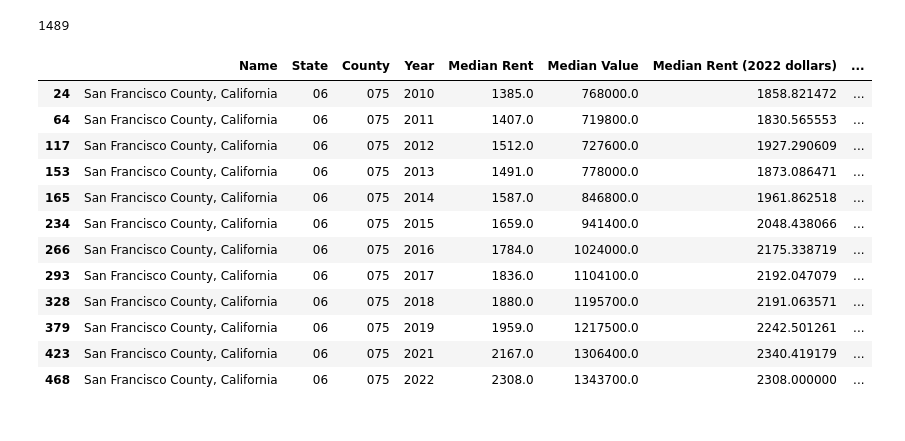
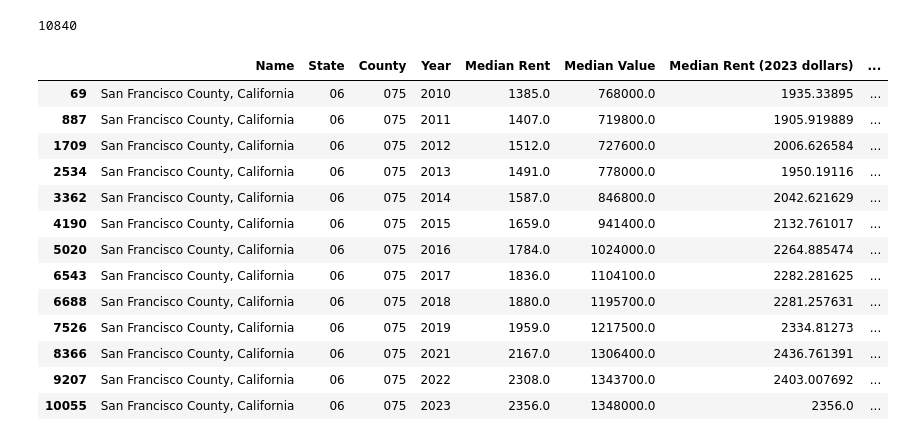
Before and after one commit to kylebarlow/housing_price_rent_ratio, a Jupyter notebook: housing_price_rent_ratio.ipynb, the cells around one changed output. Drawn from its saved outputs; the diff is of its cells as text; code cells hidden in the pictures.

Commit message:
2023 data and Plotly plots

```diff
--- a/housing_price_rent_ratio.ipynb
+++ b/housing_price_rent_ratio.ipynb
@@ -2,22 +2,25 @@
 import pathlib
 import time
 
-import pandas as pd
 import census
 import us
 import cpi
 import datetime
+import pandas as pd
 # cpi.update()  # on first run
+
+import plotly.express as px
+import plotly.subplots
+import plotly.graph_objects as go
 
 import matplotlib
 from matplotlib import pyplot as plt
 import seaborn as sns
 sns.set_style('whitegrid')
 
-%config InlineBackend.figure_format = 'svg'
-
 from tqdm.auto import tqdm
 
-api_key = pathlib.Path('api_key_secret.txt').read_text()
+api_key = pathlib.Path('api_key_secret.txt').read_text().strip()
+print('api_key: "' + api_key + '"')
 
 c = census.Census(api_key)
@@ -74,20 +98,0 @@ census_data.drop_duplicates('State')
-# %%
-plot_counties = [
-    'San Francisco County, California',
-    # 'Alameda County, California', 'Santa Clara County, California',
-    'San Diego County, California', 'Los Angeles County, California',
-    # 'Riverside County, California',
-    # 'Lake County, California', 'Sonoma County, California',
-    'Hennepin County, Minnesota',
-    'Bay County, Florida',
-    'Miami-Dade County, Florida',
-    'Wayne County, Michigan',
-]
-for stat_name in census_data['Statistic'].drop_duplicates():
-    fig, ax = plt.subplots(dpi=150)
-    sns.lineplot(data=census_data.loc[
-        census_data['Name'].isin(plot_counties) &
-        (census_data['Statistic'] == stat_name)
-    ], x='Year', y='Value', hue='Name')
-    ax.set_title(stat_name)
-    ax.legend(bbox_to_anchor=(1.04, 1), loc="upper left")
@@ -97,25 +99,32 @@ for stat_name in census_data['Statistic'].drop_duplicates():
 # %%
+# This cell is really slow and should be optimized now that we are using all state data
 census_wide = census_data[['Name', 'State', 'County', 'Year']].drop_duplicates()
 for stat_name in census_data['Statistic'].drop_duplicates():
     census_wide = census_wide.merge(census_data.loc[census_data['Statistic'] == stat_name].drop(columns=['Statistic', 'Stat ID']).rename(columns={'Value': stat_name}), on=['Name', 'State', 'County', 'Year'], how='left')
 for stat_name in census_data['Statistic'].drop_duplicates():
-    census_wide[stat_name+' ({} dollars)'.format(cpi.LATEST_YEAR)] = census_wide.apply(lambda x: cpi.inflate(x[stat_name], x['Year'], to=cpi.LATEST_YEAR), axis=1)
+    census_wide[stat_name+' ({} dollars)'.format(cpi.LATEST_YEAR)] = None
+    for year in census_wide['Year'].drop_duplicates():
+        # cpi is slow so we calculate the inflation factor once and then apply it to all rows for that year
+        inflation_factor = cpi.inflate(1, year, to=cpi.LATEST_YEAR)
+        census_wide.loc[census_wide['Year'] == year, stat_name+' ({} dollars)'.format(cpi.LATEST_YEAR)] = census_wide.loc[census_wide['Year'] == year, stat_name] * inflation_factor
+    assert not census_wide[stat_name+' ({} dollars)'.format(cpi.LATEST_YEAR)].isnull().any()
 census_wide['Price-to-Rent Ratio ({} dollars)'.format(cpi.LATEST_YEAR)] = census_wide['Median Value ({} dollars)'.format(cpi.LATEST_YEAR)] / (census_wide['Median Rent ({} dollars)'.format(cpi.LATEST_YEAR)] * 12.0)
 print(len(census_wide))
 census_wide.loc[census_wide['Name'] == 'San Francisco County, California'].sort_values('Year')
 # %% [output]
-1489
+10840
-|  | Name | State | County | Year | Median Rent | Median Value | Median Rent (2022 dollars) | ... |
-| 24 | San Francisco County, California | 06 | 075 | 2010 | 1385.0 | 768000.0 | 1858.821472 | ... |
-| 64 | San Francisco County, California | 06 | 075 | 2011 | 1407.0 | 719800.0 | 1830.565553 | ... |
-| 117 | San Francisco County, California | 06 | 075 | 2012 | 1512.0 | 727600.0 | 1927.290609 | ... |
-| 153 | San Francisco County, California | 06 | 075 | 2013 | 1491.0 | 778000.0 | 1873.086471 | ... |
-| 165 | San Francisco County, California | 06 | 075 | 2014 | 1587.0 | 846800.0 | 1961.862518 | ... |
-| 234 | San Francisco County, California | 06 | 075 | 2015 | 1659.0 | 941400.0 | 2048.438066 | ... |
-| 266 | San Francisco County, California | 06 | 075 | 2016 | 1784.0 | 1024000.0 | 2175.338719 | ... |
-| 293 | San Francisco County, California | 06 | 075 | 2017 | 1836.0 | 1104100.0 | 2192.047079 | ... |
-| 328 | San Francisco County, California | 06 | 075 | 2018 | 1880.0 | 1195700.0 | 2191.063571 | ... |
-| 379 | San Francisco County, California | 06 | 075 | 2019 | 1959.0 | 1217500.0 | 2242.501261 | ... |
-| 423 | San Francisco County, California | 06 | 075 | 2021 | 2167.0 | 1306400.0 | 2340.419179 | ... |
-| 468 | San Francisco County, California | 06 | 075 | 2022 | 2308.0 | 1343700.0 | 2308.000000 | ... |
+|  | Name | State | County | Year | Median Rent | Median Value | Median Rent (2023 dollars) | ... |
+| 69 | San Francisco County, California | 06 | 075 | 2010 | 1385.0 | 768000.0 | 1935.33895 | ... |
+| 887 | San Francisco County, California | 06 | 075 | 2011 | 1407.0 | 719800.0 | 1905.919889 | ... |
+| 1709 | San Francisco County, California | 06 | 075 | 2012 | 1512.0 | 727600.0 | 2006.626584 | ... |
+| 2534 | San Francisco County, California | 06 | 075 | 2013 | 1491.0 | 778000.0 | 1950.19116 | ... |
+| 3362 | San Francisco County, California | 06 | 075 | 2014 | 1587.0 | 846800.0 | 2042.621629 | ... |
+| 4190 | San Francisco County, California | 06 | 075 | 2015 | 1659.0 | 941400.0 | 2132.761017 | ... |
+| 5020 | San Francisco County, California | 06 | 075 | 2016 | 1784.0 | 1024000.0 | 2264.885474 | ... |
+| 6543 | San Francisco County, California | 06 | 075 | 2017 | 1836.0 | 1104100.0 | 2282.281625 | ... |
+| 6688 | San Francisco County, California | 06 | 075 | 2018 | 1880.0 | 1195700.0 | 2281.257631 | ... |
+| 7526 | San Francisco County, California | 06 | 075 | 2019 | 1959.0 | 1217500.0 | 2334.81273 | ... |
+| 8366 | San Francisco County, California | 06 | 075 | 2021 | 2167.0 | 1306400.0 | 2436.761391 | ... |
+| 9207 | San Francisco County, California | 06 | 075 | 2022 | 2308.0 | 1343700.0 | 2403.007692 | ... |
+| 10055 | San Francisco County, California | 06 | 075 | 2023 | 2356.0 | 1348000.0 | 2356.0 | ... |
 # %%
```
Also changed, not shown: parts of 7 cells of this notebook.
